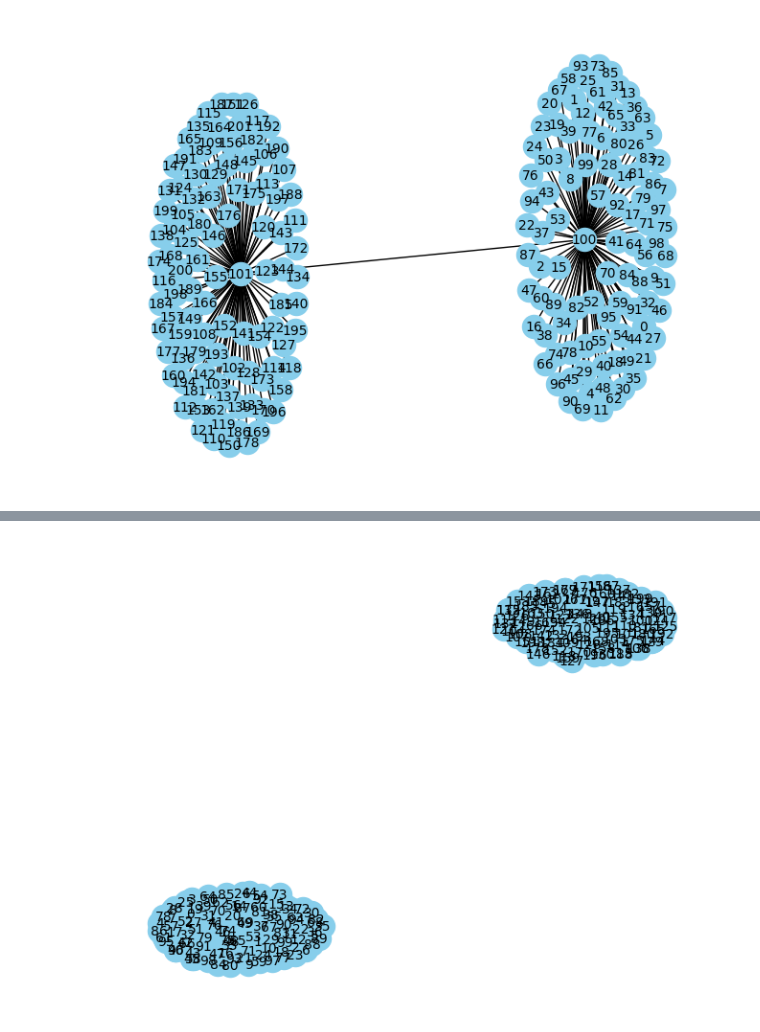
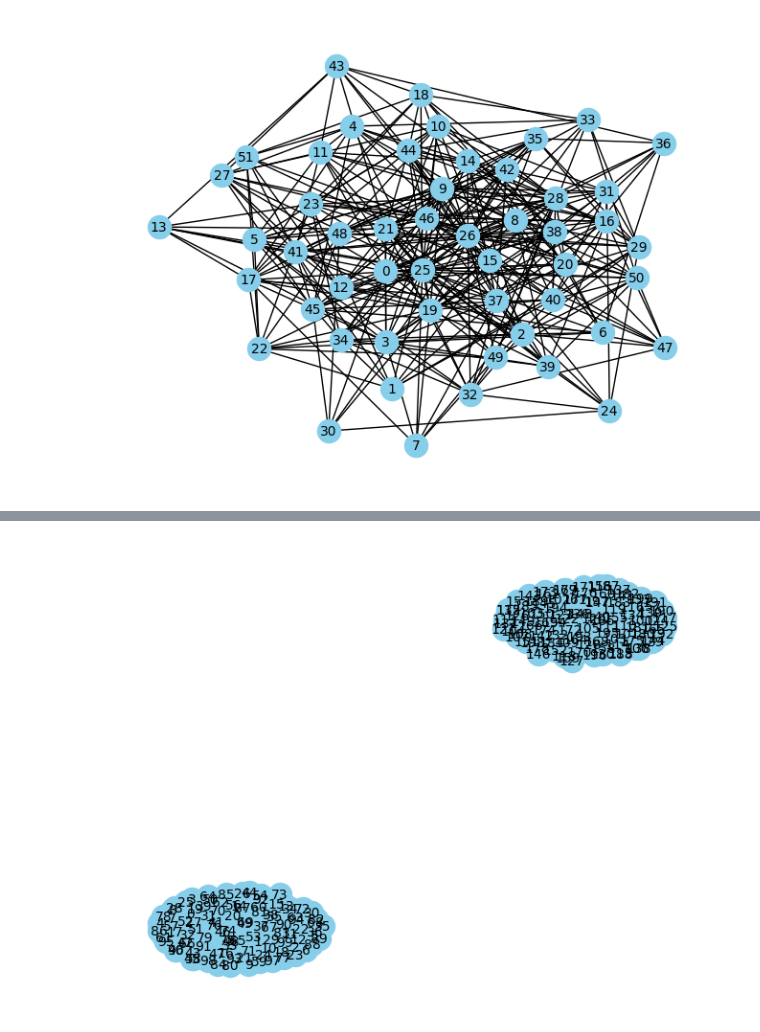
Before and after one commit to ElSacho/Mixture4graph, a Jupyter notebook: test.ipynb, the cells around one changed output, grey strips where cells are left out. Saved outputs shown, nothing was run; the diff lists cells and outputs as text; code cells hidden in the pictures.

```diff
--- a/test.ipynb
+++ b/test.ipynb
@@ -14,11 +14,11 @@ from main import GraphGenerator, Solver
 # %%
 generator = GraphGenerator()
 
-size = 202
-pi = np.array([[0,1,0,0],[1,0,1,0],[0,1,0,1],[0,0,1,0]])
-priors = np.array([100,1,1,100])
+size = 52
+pi = np.array([[0.2,1,0.2,0.2],[1,0.2,1,0.2],[0.2,1,0.2,1],[0.2,0.2,1,0.2]])
+priors = np.array([25,1,1,25])
 priors = priors/size
 graph = generator.generate(size, pi, priors)
 show_graph(graph)
 # %% [output]
-[figure, old version]
+[figure, new version]
```
Also changed, not shown: parts of 5 cells of this notebook, 1 other file.
